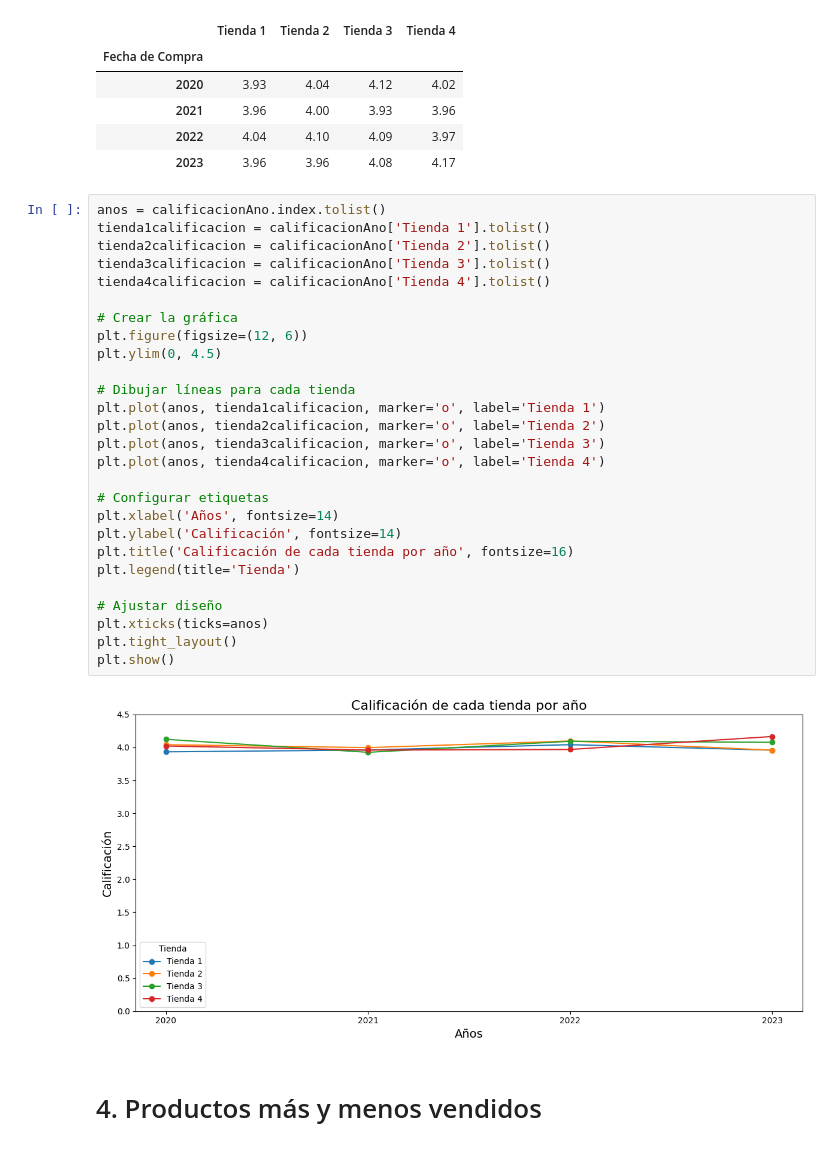
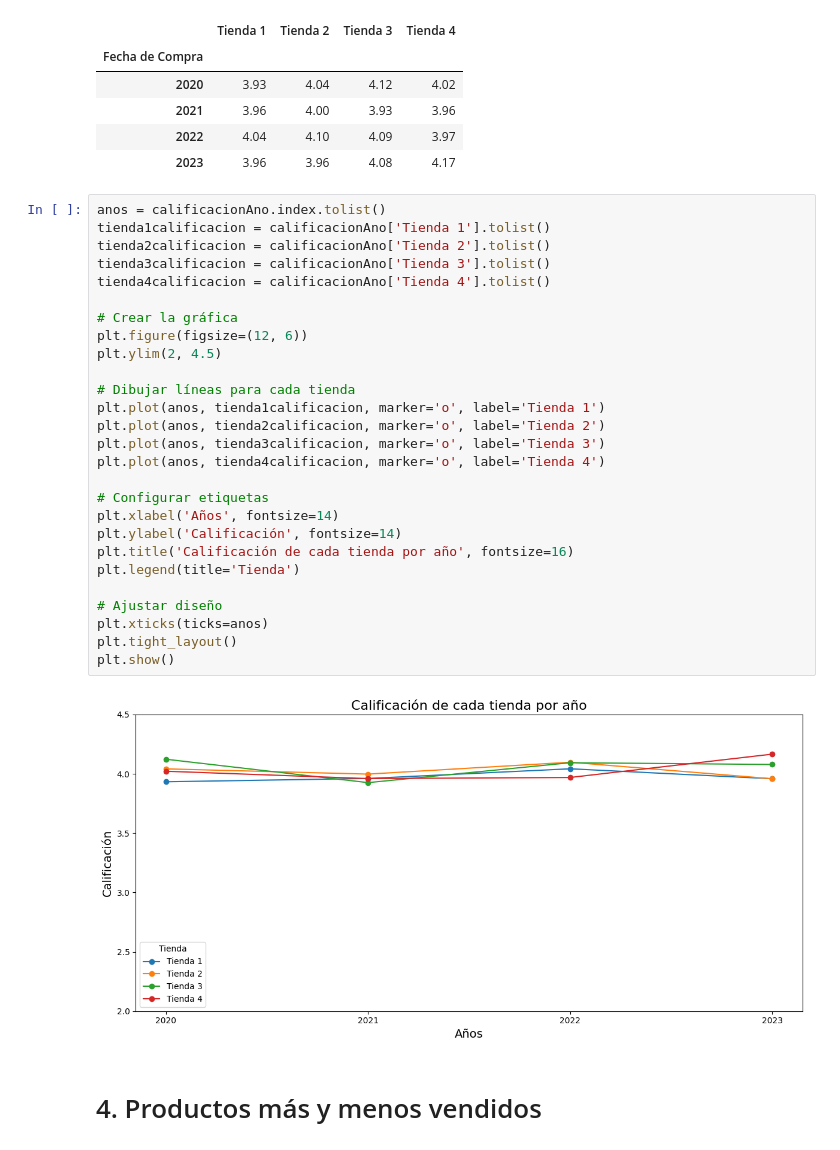
Before and after one commit to OctavioPinoRosas/ChallengeAluraStore, a Jupyter notebook: AluraStoreLatam.ipynb, the cells around one changed output. Cells and saved outputs as stored; diff of their text form.

```diff
--- a/AluraStoreLatam.ipynb
+++ b/AluraStoreLatam.ipynb
@@ -292,32 +368,32 @@ calificacionAno.head()
 # %%
 anos = calificacionAno.index.tolist()
 tienda1calificacion = calificacionAno['Tienda 1'].tolist()
 tienda2calificacion = calificacionAno['Tienda 2'].tolist()
 tienda3calificacion = calificacionAno['Tienda 3'].tolist()
 tienda4calificacion = calificacionAno['Tienda 4'].tolist()
 
 # Crear la gráfica
 plt.figure(figsize=(12, 6))
-plt.ylim(0, 4.5)
+plt.ylim(2, 4.5)
 
 # Dibujar líneas para cada tienda
 plt.plot(anos, tienda1calificacion, marker='o', label='Tienda 1')
 plt.plot(anos, tienda2calificacion, marker='o', label='Tienda 2')
 plt.plot(anos, tienda3calificacion, marker='o', label='Tienda 3')
 plt.plot(anos, tienda4calificacion, marker='o', label='Tienda 4')
 
 # Configurar etiquetas
 plt.xlabel('Años', fontsize=14)
 plt.ylabel('Calificación', fontsize=14)
 plt.title('Calificación de cada tienda por año', fontsize=16)
 plt.legend(title='Tienda')
 
 # Ajustar diseño
 plt.xticks(ticks=anos)
 plt.tight_layout()
 plt.show()
 # %% [output]
-[figure, old version]
+[figure, new version]
 # %% [markdown]
 # 4. Productos más y menos vendidos
 # %%
```
Also changed, not shown: parts of 7 cells of this notebook.
